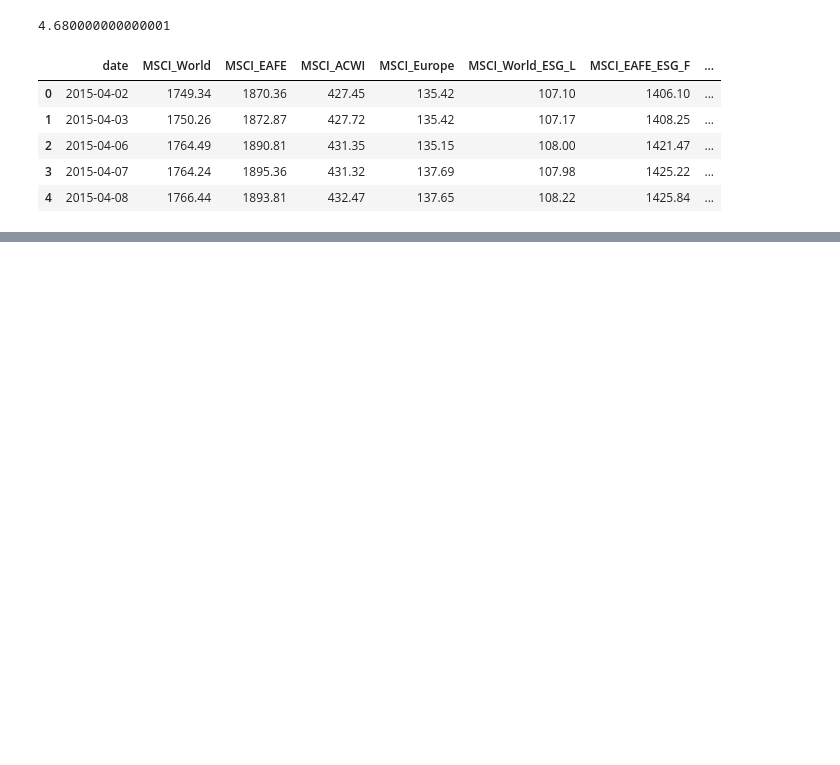
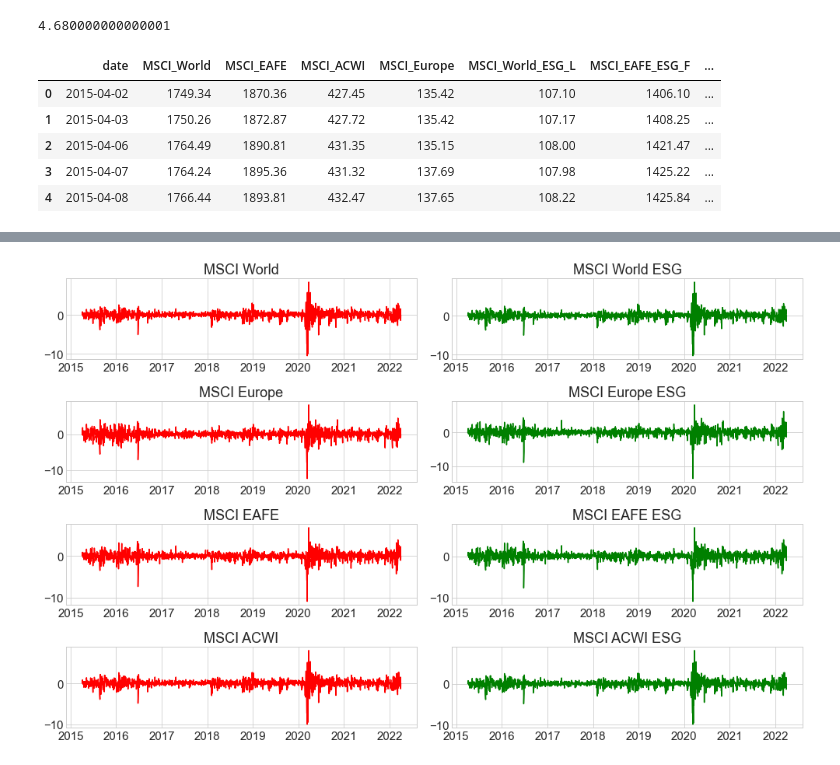
Before and after one commit to KamilPan/PS, a Jupyter notebook: FESeminar/FE.ipynb, the cells around one changed output, grey strips where cells are left out. Saved outputs shown, nothing was run; the diff lists cells and outputs as text; code cells hidden in the pictures; blank space fills up the shorter version.

```diff
--- a/FESeminar/FE.ipynb
+++ b/FESeminar/FE.ipynb
@@ -67,0 +53,31 @@ DLogMSCI\_Europe\_ESG\_L &           0.756 &          0.935 &          0.773 &
+# %%
+fig, axs = plt.subplots(4, 2,figsize=(14,9))
+
+axs[0, 0].plot(df['date'],df['DLogMSCI_World'], color = 'r')
+axs[0, 0].set_title('MSCI World')
+
+axs[0, 1].plot(df['date'],df['DLogMSCI_World_ESG_L'], color = 'g')
+axs[0, 1].set_title('MSCI World ESG')
+
+axs[1, 0].plot(df['date'],df['DLogMSCI_Europe'], color = 'r')
+axs[1, 0].set_title('MSCI Europe')
+
+axs[1, 1].plot(df['date'],df['DLogMSCI_Europe_ESG_L'], color = 'g')
+axs[1, 1].set_title('MSCI Europe ESG')
+
+axs[2, 0].plot(df['date'],df['DLogMSCI_EAFE'], color = 'r')
+axs[2, 0].set_title('MSCI EAFE')
+
+axs[2, 1].plot(df['date'],df['DLogMSCI_EAFE_ESG_F'], color = 'g')
+axs[2, 1].set_title('MSCI EAFE ESG')
+
+axs[3, 0].plot(df['date'],df['DLogMSCI_ACWI'], color = 'r')
+axs[3, 0].set_title('MSCI ACWI')
+
+axs[3, 1].plot(df['date'],df['DLogMSCI_ACWI_ESG_L'], color = 'g')
+axs[3, 1].set_title('MSCI ACWI ESG')
+
+fig.tight_layout()
+plt.savefig('timeseries.png');
+# %% [output]
+[figure, added]
```
Also changed, not shown: parts of 2 cells of this notebook, 3 other files.
